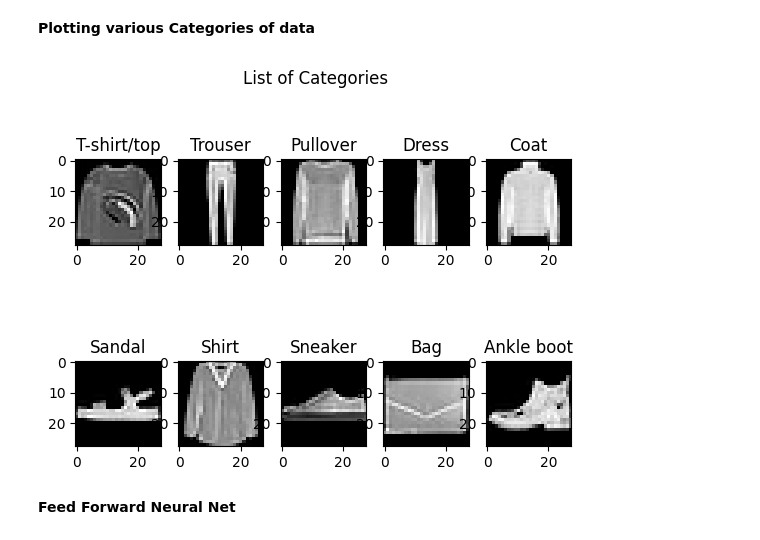
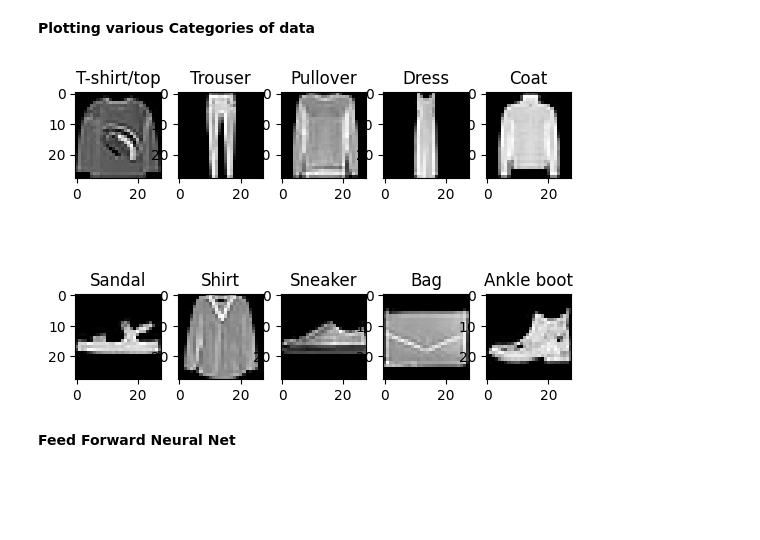
Before and after one commit to TirthVamja/cs6910_assignment1, a Jupyter notebook: assignment1.ipynb, the cells around one changed output. Saved outputs shown, nothing was run; the diff lists cells and outputs as text; code cells hidden in the pictures; blank space fills up the shorter version.

```diff
--- a/assignment1.ipynb
+++ b/assignment1.ipynb
@@ -49,15 +49,21 @@ CLASSES = {
 # %%
 ind_of_first_occurance = np.argsort(y_train)
 ind = ind_of_first_occurance[np.searchsorted(y_train, np.arange(0,10,1), sorter=ind_of_first_occurance)]
 fig, ax = plt.subplots(nrows=2, ncols=5)
 for i in range(10):
   ax[i//5, i%5].imshow(x_train[ind[i]], cmap='gray')
   ax[i//5, i%5].set_title(CLASSES[i])
 
-fig.suptitle('List of Categories')
+
+# wandb.init(project="cs6910_assignment1")
+# wandb.run.name = f'List of Categories'
+# wandb.log({'List of Categories':plt})
+# wandb.finish()
+
+# fig.suptitle('List of Categories')
 plt.show()
 # %% [output]
-[figure, old version]
+[figure, new version]
 # %%
 def load_data(dataset='fashion_mnist', purpose='train'):
   dataset=dataset.lower()
```
Also changed, not shown: parts of 6 cells of this notebook.
